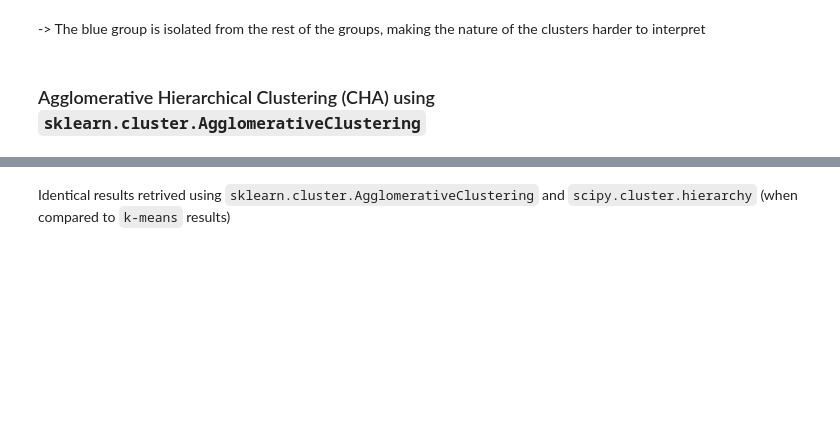
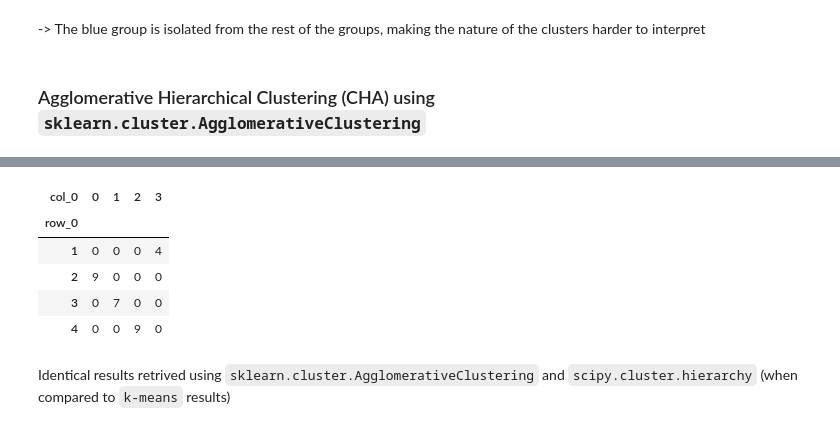
Before and after one commit to AyariAhmed/Data-mining-labs, a Jupyter notebook: TP4-data-mining.ipynb, the cells around one changed output, grey strips where cells are left out. Saved outputs shown, nothing was run; the diff lists cells and outputs as text; code cells hidden in the pictures; blank space fills up the shorter version.

```diff
--- a/TP4-data-mining.ipynb
+++ b/TP4-data-mining.ipynb
@@ -125,5 +163,12 @@ pd.crosstab(kmeans.labels_,groupes_cah)
 # %%
-pd.crosstab(kmeans.labels_,agg_c.labels_)
+pd.crosstab(groupes_cah,agg_c.labels_)
+# %% [output]
+| col_0 | 0 | 1 | 2 | 3 |
+| row_0 |  |  |  |  |
+| 1 | 0 | 0 | 0 | 4 |
+| 2 | 9 | 0 | 0 | 0 |
+| 3 | 0 | 7 | 0 | 0 |
+| 4 | 0 | 0 | 9 | 0 |
 # %% [markdown]
 Identical results retrived using `sklearn.cluster.AgglomerativeClustering` and `scipy.cluster.hierarchy` (when compared to `k-means` results)
 # %% [markdown]
```
Also changed, not shown: parts of 6 cells of this notebook, 1 other file.
